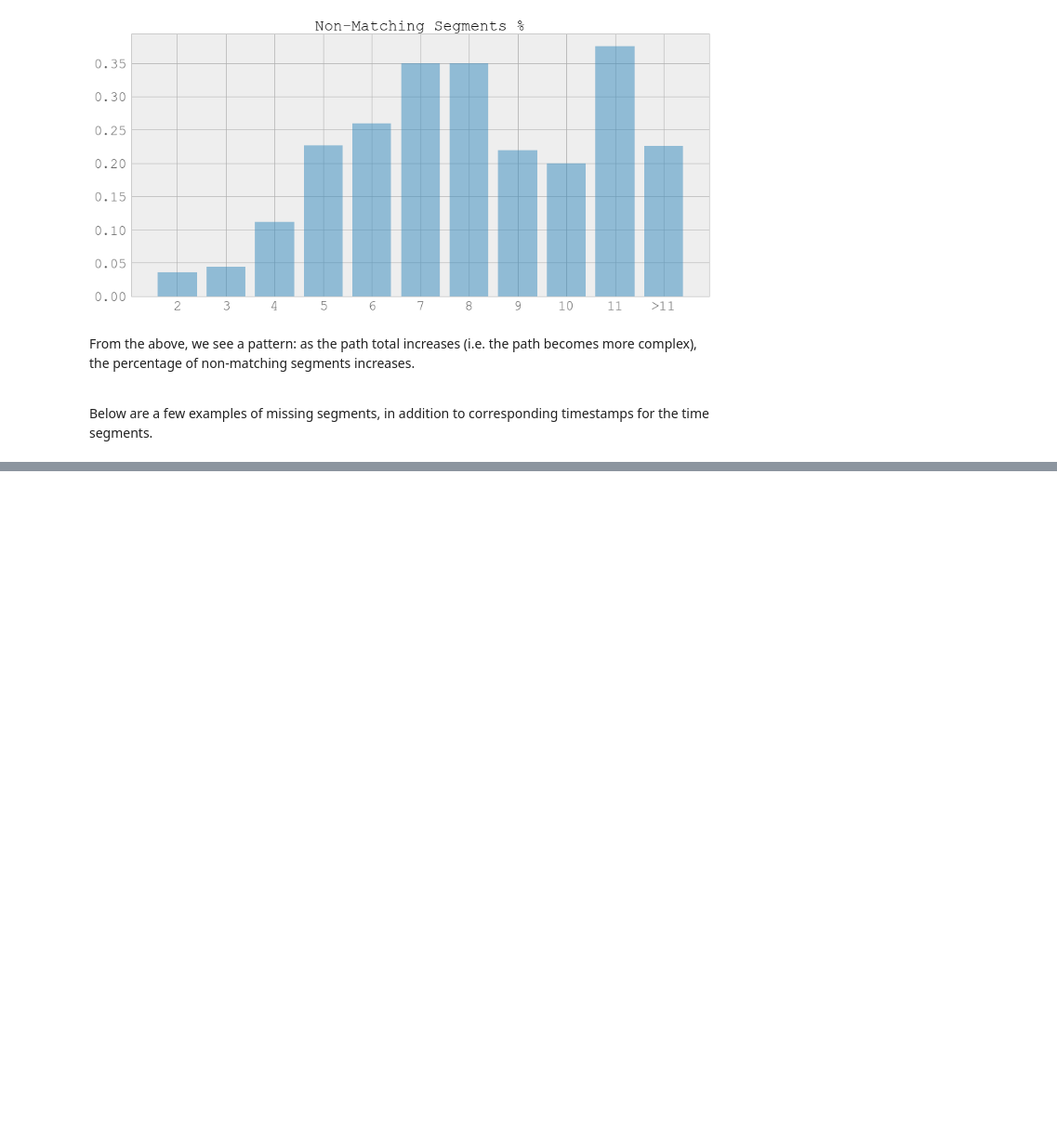
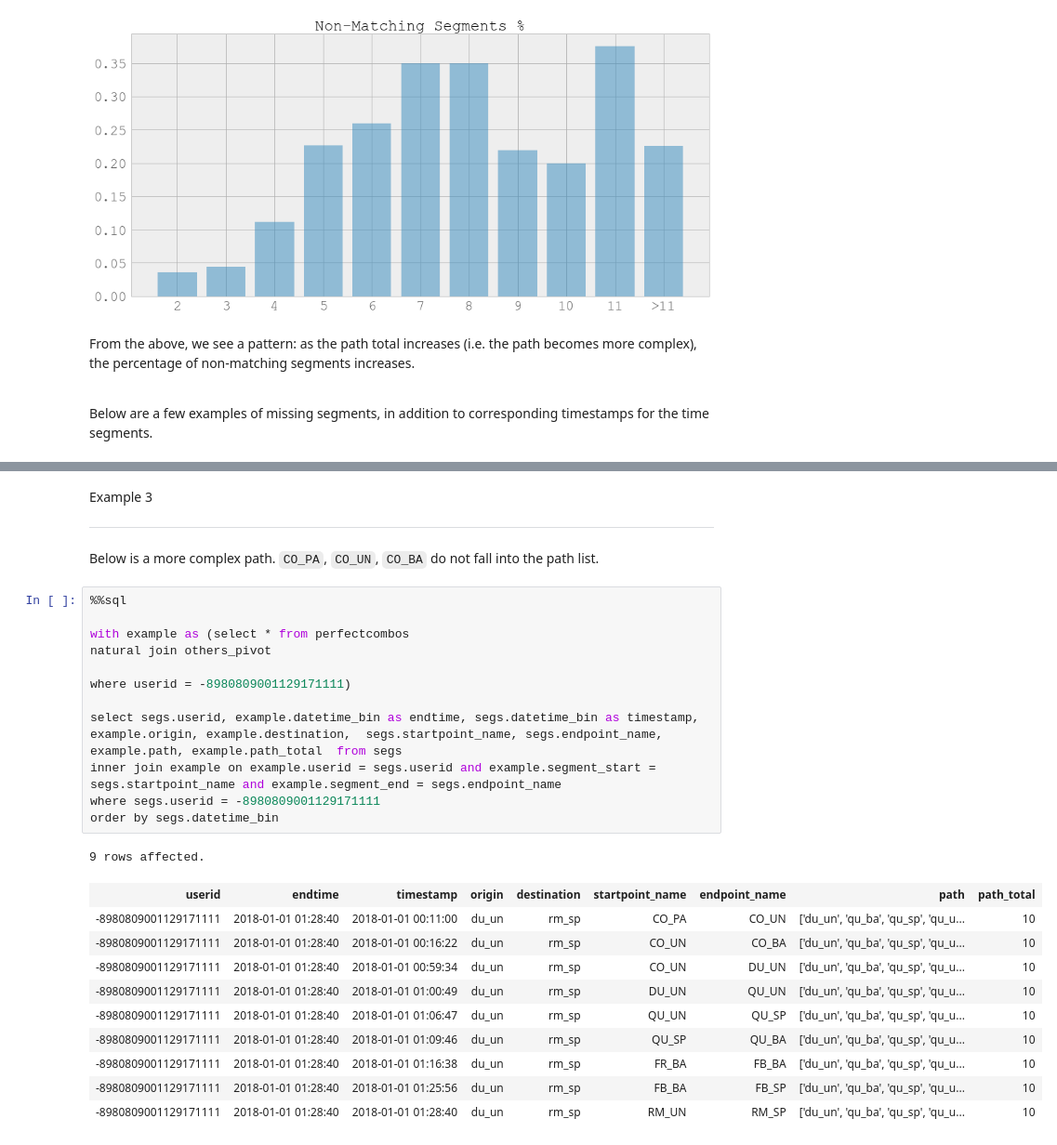
Before and after one commit to CityofToronto/bdit_data-sources, a Jupyter notebook: bluetooth/od/od analysis.ipynb, the cells around one changed output, grey strips where cells are left out. Shown at 93% size. Saved outputs shown, nothing was run; the diff lists cells and outputs as text; blank space fills up the shorter version.

Commit message:
added examples of non-matching segments
added 3 examples to highlight non-matching segments

```diff
--- a/bluetooth/od/od analysis.ipynb
+++ b/bluetooth/od/od analysis.ipynb
@@ -859,0 +906,28 @@ Below are a few examples of missing segments, in addition to corresponding times
+# %% [markdown]
+Example 3
+***
+Below is a more complex path. `CO_PA`, `CO_UN`, `CO_BA` do not fall into the path list.
+# %%
+%%sql
+
+with example as (select * from perfectcombos
+natural join others_pivot
+
+where userid = -8980809001129171111)
+
+select segs.userid, example.datetime_bin as endtime, segs.datetime_bin as timestamp,  example.origin, example.destination,  segs.startpoint_name, segs.endpoint_name, example.path, example.path_total  from segs
+inner join example on example.userid = segs.userid and example.segment_start = segs.startpoint_name and example.segment_end = segs.endpoint_name
+where segs.userid = -8980809001129171111
+order by segs.datetime_bin
+# %% [output]
+9 rows affected.
+| userid | endtime | timestamp | origin | destination | startpoint_name | endpoint_name | path | path_total |
+| -8980809001129171111 | 2018-01-01 01:28:40 | 2018-01-01 00:11:00 | du_un | rm_sp | CO_PA | CO_UN | ['du_un', 'qu_ba', 'qu_sp', 'qu_u... | 10 |
+| -8980809001129171111 | 2018-01-01 01:28:40 | 2018-01-01 00:16:22 | du_un | rm_sp | CO_UN | CO_BA | ['du_un', 'qu_ba', 'qu_sp', 'qu_u... | 10 |
+| -8980809001129171111 | 2018-01-01 01:28:40 | 2018-01-01 00:59:34 | du_un | rm_sp | CO_UN | DU_UN | ['du_un', 'qu_ba', 'qu_sp', 'qu_u... | 10 |
+| -8980809001129171111 | 2018-01-01 01:28:40 | 2018-01-01 01:00:49 | du_un | rm_sp | DU_UN | QU_UN | ['du_un', 'qu_ba', 'qu_sp', 'qu_u... | 10 |
+| -8980809001129171111 | 2018-01-01 01:28:40 | 2018-01-01 01:06:47 | du_un | rm_sp | QU_UN | QU_SP | ['du_un', 'qu_ba', 'qu_sp', 'qu_u... | 10 |
+| -8980809001129171111 | 2018-01-01 01:28:40 | 2018-01-01 01:09:46 | du_un | rm_sp | QU_SP | QU_BA | ['du_un', 'qu_ba', 'qu_sp', 'qu_u... | 10 |
+| -8980809001129171111 | 2018-01-01 01:28:40 | 2018-01-01 01:16:38 | du_un | rm_sp | FR_BA | FB_BA | ['du_un', 'qu_ba', 'qu_sp', 'qu_u... | 10 |
+| -8980809001129171111 | 2018-01-01 01:28:40 | 2018-01-01 01:25:56 | du_un | rm_sp | FB_BA | FB_SP | ['du_un', 'qu_ba', 'qu_sp', 'qu_u... | 10 |
+| -8980809001129171111 | 2018-01-01 01:28:40 | 2018-01-01 01:28:40 | du_un | rm_sp | RM_UN | RM_SP | ['du_un', 'qu_ba', 'qu_sp', 'qu_u... | 10 |
```
Also changed, not shown: parts of 5 cells of this notebook.
